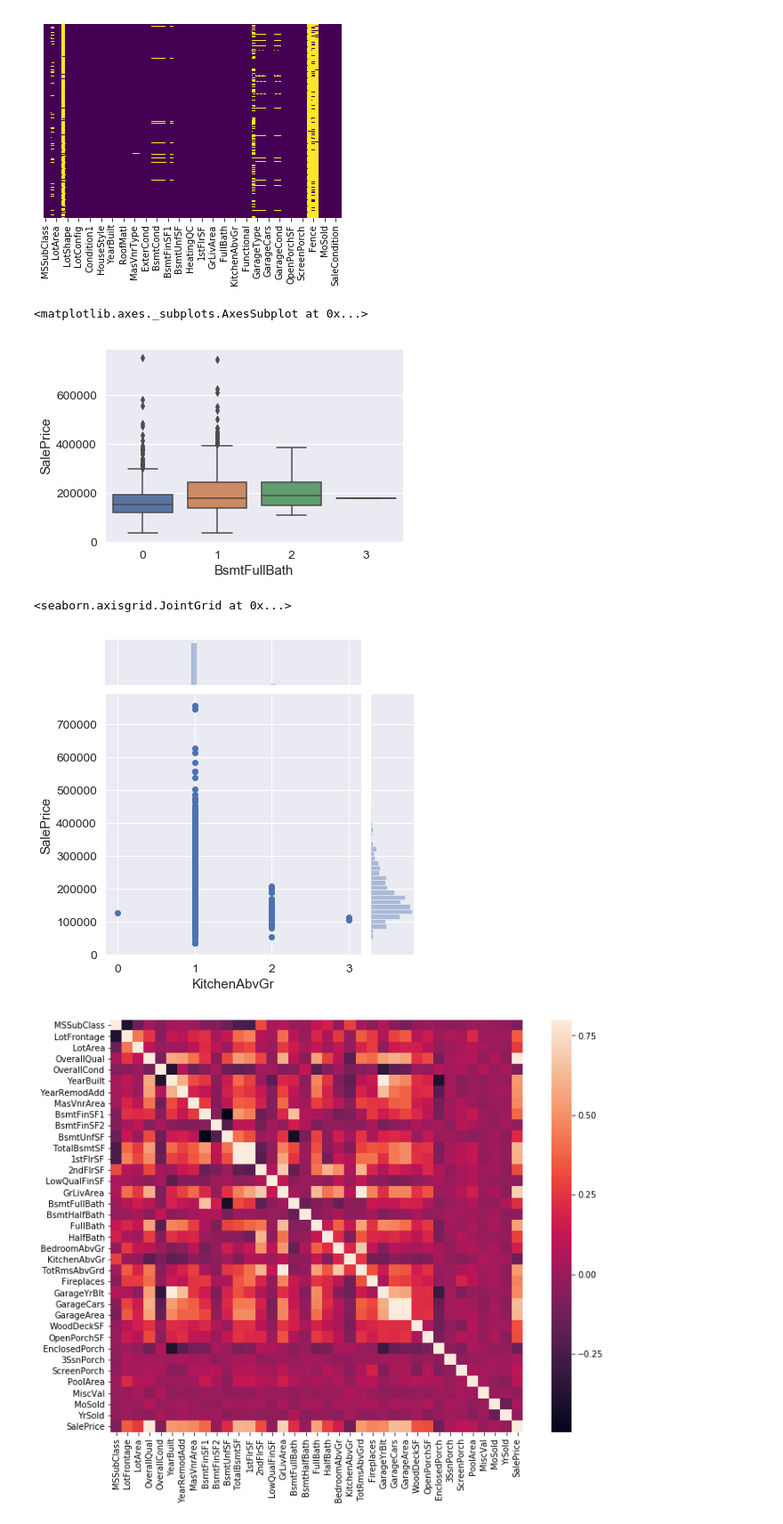
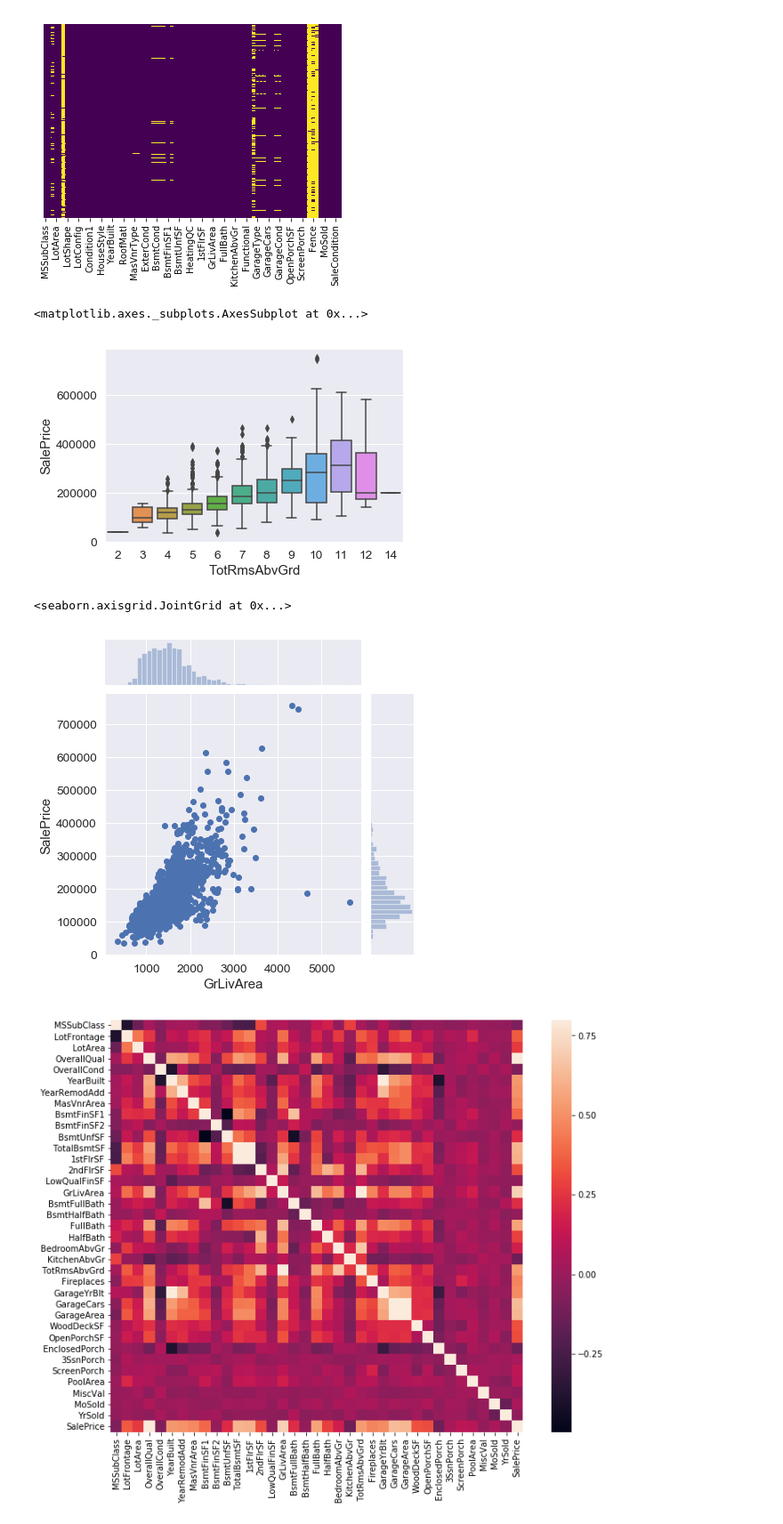
Before and after one commit to Hanasou/Housing-Price-Analysis, a Jupyter notebook: Project.ipynb, the cells around one changed output. Shown at 89% size. Drawn from its saved outputs; the diff is of its cells as text; code cells hidden in the pictures.

```diff
--- a/Project.ipynb
+++ b/Project.ipynb
@@ -82,16 +82,16 @@ sns.heatmap(htr.isnull(),yticklabels=False,cbar=False,cmap='viridis')
 [figure]
 # %%
 # Test Comparisons with Categorical Variables to SalePrice here
-sns.boxplot(x = 'BsmtFullBath',y = 'SalePrice', data = htr)
+sns.boxplot(x = 'TotRmsAbvGrd',y = 'SalePrice', data = htr)
 # %% [output]
 <matplotlib.axes._subplots.AxesSubplot at 0x...>
-[figure, old version]
+[figure, new version]
 # %%
 # Test Comparisons with Continuous Variables to SalePrice here
-sns.jointplot(x = 'KitchenAbvGr', y = 'SalePrice', data = htr)
+sns.jointplot(x = 'GrLivArea', y = 'SalePrice', data = htr)
 # %% [output]
 <seaborn.axisgrid.JointGrid at 0x...>
-[figure, old version]
+[figure, new version]
 # %%
 # Use heatmap to visualize correlation matrix
 corrmat = htr.corr()
```
Also changed, not shown: parts of 6 cells of this notebook.
